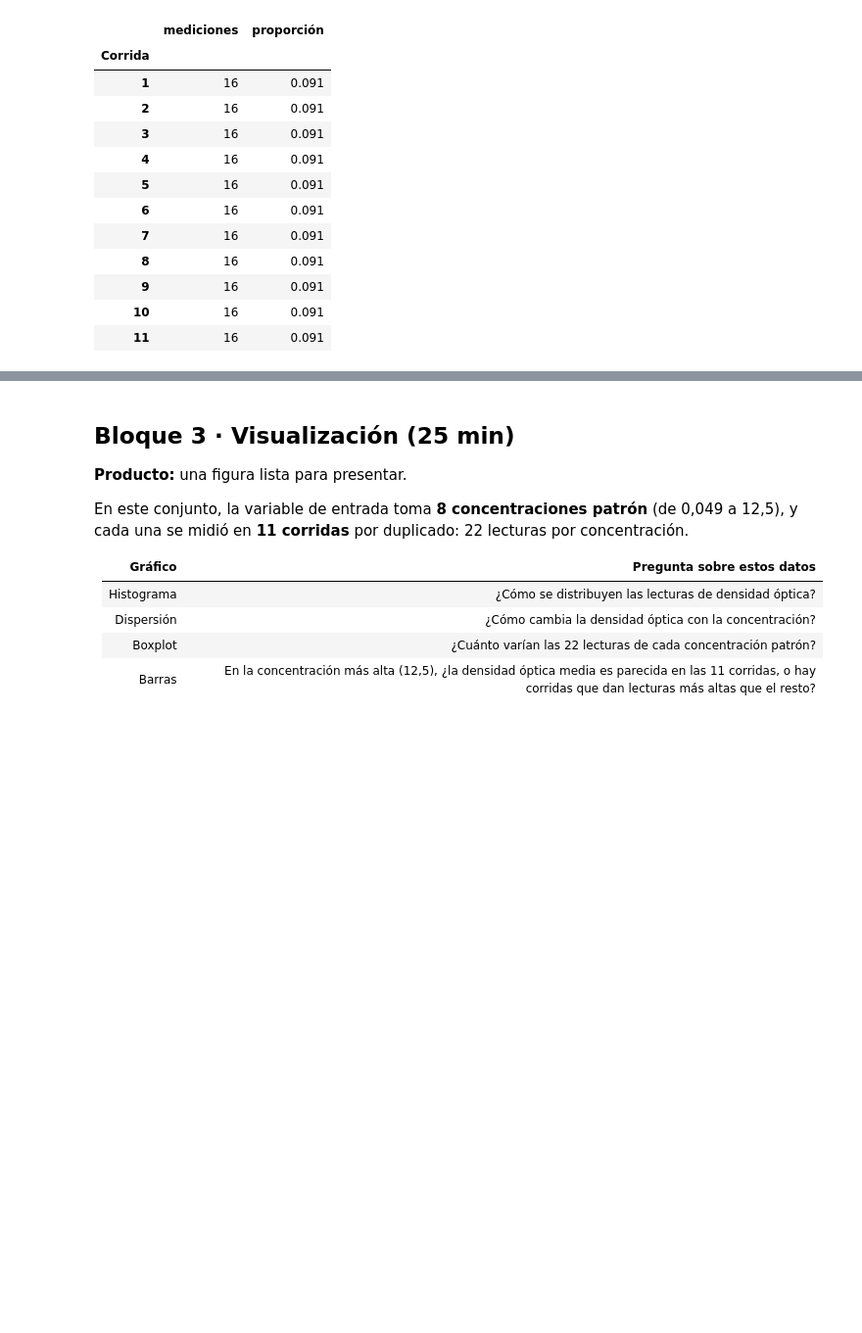
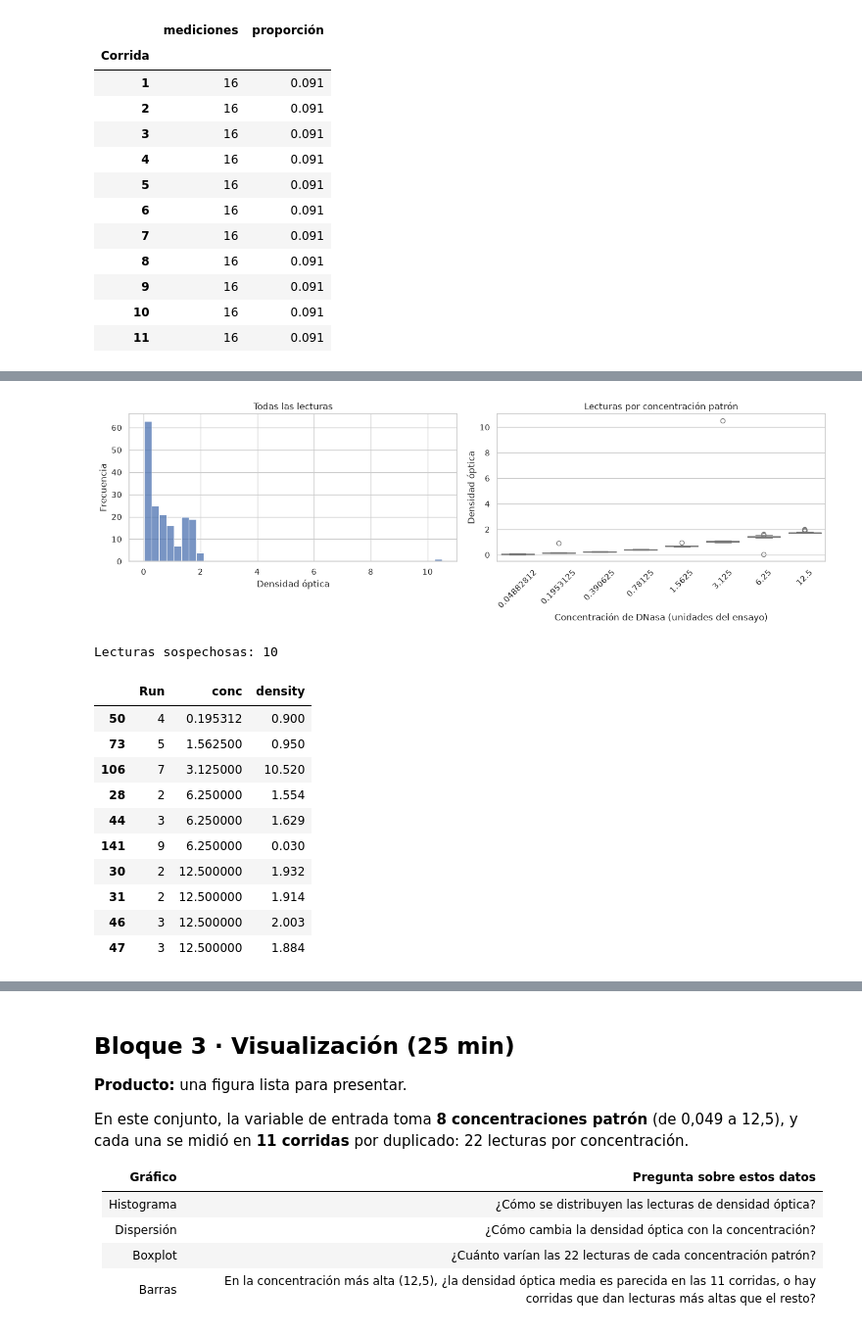
Before and after one commit to mberdakin/ai-data-analysis-workshop-chemistry, a Jupyter notebook: modulo-7/resuelto.ipynb, the cells around one changed output, grey strips where cells are left out. Shown at 98% size. Cells and saved outputs as stored; diff of their text form; code cells hidden in the pictures; blank space fills up the shorter version.

Commit message:
Reemplaza la actividad de valor atípico por detección de lecturas anómalas

```diff
--- a/modulo-7/resuelto.ipynb
+++ b/modulo-7/resuelto.ipynb
@@ -47,6 +56,9 @@ URL_GITHUB = "https://raw.githubusercontent.com/vincentarelbundock/Rdatasets/mas
 URL_WEB = "https://vincentarelbundock.github.io/Rdatasets/csv/datasets/DNase.csv"
 RUTA_DRIVE = "/content/drive/MyDrive/curso-ia/dnase.csv"  # donde cada estudiante guarda su copia
 COLUMNAS_A_DESCARTAR = ["rownames"]  # columnas que no son datos
+# Copia de los datos con lecturas anómalas simuladas (bloque 2).
+# PENDIENTE: al publicar el repositorio, reemplazar por la URL de GitHub del archivo.
+RUTA_ANOMALIAS = "../data/dnase_con_anomalias.csv"
 
 # Qué papel cumple cada columna
 COLUMNA_X = "conc"        # variable de entrada: concentración conocida del patrón
@@ -58,6 +70,9 @@ NOMBRE_X = "Concentración de DNasa (unidades del ensayo)"
 NOMBRE_Y = "Densidad óptica"
 NOMBRE_GRUPO = "Corrida"
 
+# Bloque 2
+UMBRAL_DUPLICADOS = 0.2  # diferencia máxima aceptable entre las dos lecturas duplicadas
+
 # Bloque 4
 GRUPO_CALIBRACION = 1   # corrida que se usa como curva de calibración
 X_MAX_LINEAL = 1.6      # límite superior del tramo lineal de la calibración
@@ -306,0 +281,3 @@ comparacion.round(3)
+# %%
+datos_anomalos = pd.read_csv(RUTA_ANOMALIAS).drop(columns=COLUMNAS_A_DESCARTAR)
+print("Filas y columnas:", datos_anomalos.shape)
@@ -306,0 +305,34 @@ comparacion.round(3)
+# %%
+fig, ejes = plt.subplots(1, 2, figsize=(14, 4.5))
+sns.histplot(data=datos_anomalos, x=COLUMNA_Y, bins=40, ax=ejes[0])
+ejes[0].set(title="Todas las lecturas", xlabel=NOMBRE_Y, ylabel="Frecuencia")
+sns.boxplot(data=datos_anomalos, x=COLUMNA_X, y=COLUMNA_Y, ax=ejes[1], color="lightsteelblue")
+ejes[1].set(title="Lecturas por concentración patrón", xlabel=NOMBRE_X, ylabel=NOMBRE_Y)
+ejes[1].tick_params(axis="x", rotation=45)
+plt.tight_layout()
+plt.show()
+
+# Regla del boxplot dentro de cada concentración: fuera de [Q1 - 1,5·RIC, Q3 + 1,5·RIC]
+def fuera_de_la_caja(lecturas):
+    q1, q3 = lecturas.quantile([0.25, 0.75])
+    ric = q3 - q1
+    return (lecturas < q1 - 1.5 * ric) | (lecturas > q3 + 1.5 * ric)
+
+es_sospechosa = datos_anomalos.groupby(COLUMNA_X)[COLUMNA_Y].transform(fuera_de_la_caja)
+sospechosas = datos_anomalos[es_sospechosa]
+print(f"Lecturas sospechosas: {len(sospechosas)}")
+sospechosas.sort_values([COLUMNA_X, COLUMNA_GRUPO])
+# %% [output]
+[figure, added]
+Lecturas sospechosas: 10
+|  | Run | conc | density |
+| 50 | 4 | 0.195312 | 0.900 |
+| 73 | 5 | 1.562500 | 0.950 |
+| 106 | 7 | 3.125000 | 10.520 |
+| 28 | 2 | 6.250000 | 1.554 |
+| 44 | 3 | 6.250000 | 1.629 |
+| 141 | 9 | 6.250000 | 0.030 |
+| 30 | 2 | 12.500000 | 1.932 |
+| 31 | 2 | 12.500000 | 1.914 |
+| 46 | 3 | 12.500000 | 2.003 |
+| 47 | 3 | 12.500000 | 1.884 |
```
Also changed, not shown: parts of 24 cells of this notebook, 4 other files.
